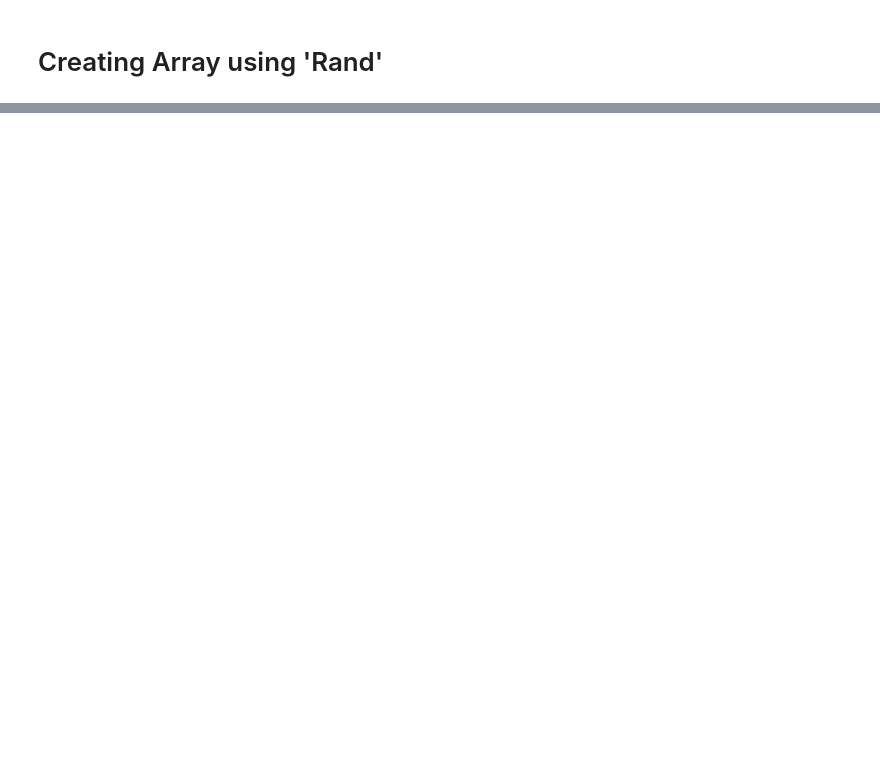
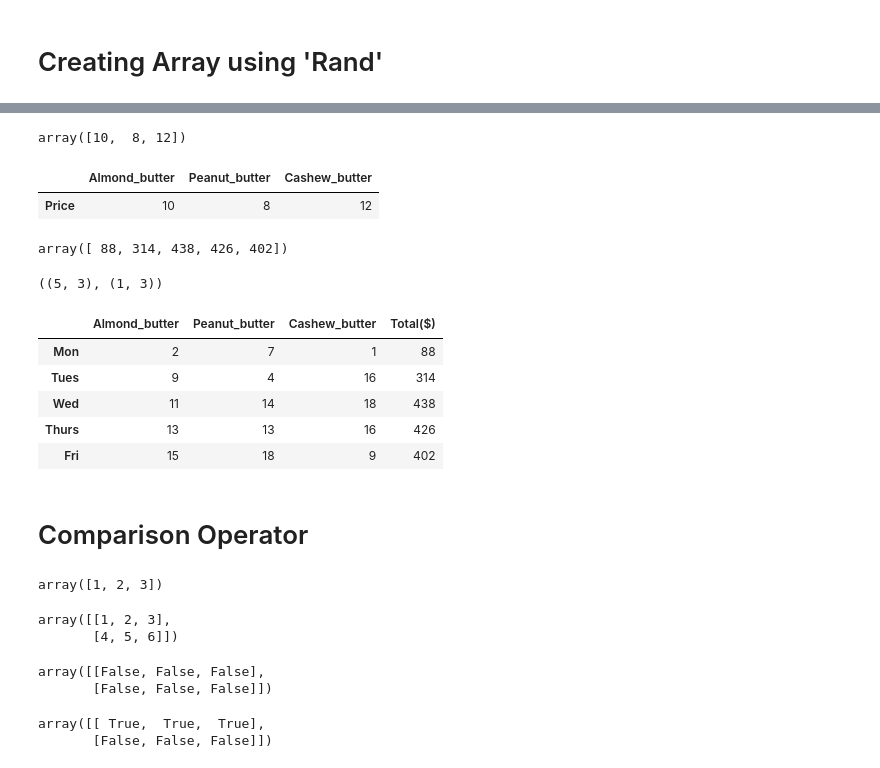
Before and after one commit to GKPSingh/NumpyPractice, a Jupyter notebook: Numpy Practice.ipynb, the cells around one changed output, grey strips where cells are left out. Drawn from its saved outputs; the diff is of its cells as text; code cells hidden in the pictures; blank space fills up the shorter version.

```diff
--- a/Numpy Practice.ipynb
+++ b/Numpy Practice.ipynb
@@ -127,0 +467,3 @@ array([[0.52373099, 0.60448318, 0.42498146],
+# %%
+weekly_sales=pd.DataFrame(a,index = ['Mon','Tues', 'Wed','Thurs','Fri'],columns=['Almond_butter','Peanut_butter','Cashew_butter'])
+weekly_sales
@@ -127,0 +477,52 @@ array([[0.52373099, 0.60448318, 0.42498146],
+# %%
+Price=b
+Price
+# %% [output]
+array([10,  8, 12])
+# %%
+Butter_prices=pd.DataFrame(Price.reshape(1,3),index=['Price'],columns=['Almond_butter','Peanut_butter','Cashew_butter'])
+Butter_prices
+# %% [output]
+|  | Almond_butter | Peanut_butter | Cashew_butter |
+| Price | 10 | 8 | 12 |
+# %%
+Total_Sales = np.dot(weekly_sales,Price.T)
+Total_Sales
+# %% [output]
+array([ 88, 314, 438, 426, 402])
+# %%
+weekly_sales.shape, Butter_prices.shape
+# %% [output]
+((5, 3), (1, 3))
+# %%
+weekly_sales['Total($)']=Total_Sales
+# %%
+weekly_sales
+# %% [output]
+|  | Almond_butter | Peanut_butter | Cashew_butter | Total($) |
+| Mon | 2 | 7 | 1 | 88 |
+| Tues | 9 | 4 | 16 | 314 |
+| Wed | 11 | 14 | 18 | 438 |
+| Thurs | 13 | 13 | 16 | 426 |
+| Fri | 15 | 18 | 9 | 402 |
+# %% [markdown]
+# Comparison Operator
+# %%
+a1
+# %% [output]
+array([1, 2, 3])
+# %%
+a4
+# %% [output]
+array([[1, 2, 3],
+       [4, 5, 6]])
+# %%
+a1>a4
+# %% [output]
+array([[False, False, False],
+       [False, False, False]])
+# %%
+a1>=a4
+# %% [output]
+array([[ True,  True,  True],
+       [False, False, False]])
```
Also changed, not shown: parts of 75 cells of this notebook.
